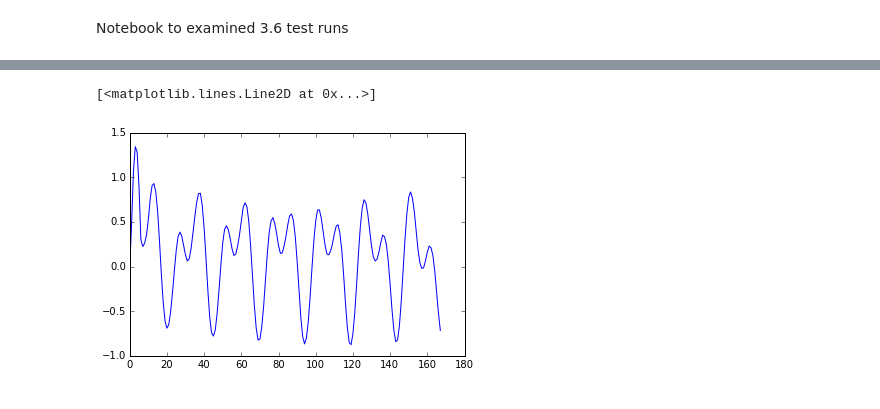
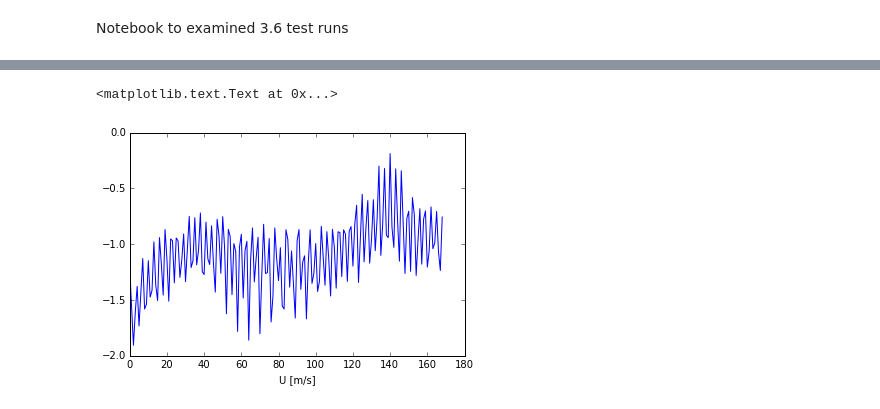
Before and after one commit to SalishSeaCast/2d-domain, a Jupyter notebook: analysis/3.6 Test.ipynb, the cells around one changed output, grey strips where cells are left out. Cells and saved outputs as stored; diff of their text form; code cells hidden in the pictures.

Commit message:
3.6 run with 8 tides

```diff
--- a/analysis/3.6 Test.ipynb
+++ b/analysis/3.6 Test.ipynb
@@ -8,18 +10,25 @@ import matplotlib.pyplot as plt
 
 %matplotlib inline
 # %%
-d = nc.Dataset('/data/nsoontie/MEOPAR/SalishSea/results/2Ddomain/3.6-test/SalishSea_1h_20020915_20020921_grid_T.nc')
-sal = d.variables['vosaline'][:]
+dT = nc.Dataset('/data/nsoontie/MEOPAR/SalishSea/results/2Ddomain/3.6/more_tides/SalishSea_4h_20020915_20021013_grid_T.nc')
+sal = dT.variables['vosaline'][:]
 sal = np.ma.masked_values(sal,0)
-deps = d.variables['deptht'][:]
-temp = d.variables['votemper'][:]
+deps = dT.variables['deptht'][:]
+temp = dT.variables['votemper'][:]
 temp = np.ma.masked_values(temp,0)
-ssh = d.variables['sossheig'][:]
+ssh = dT.variables['sossheig'][:]
+n2 = dT.variables['buoy_n2'][:]
+times = dT.variables['time_counter'][:]
+time_origin = datetime.datetime.strptime(dT.variables['time_counter'].time_origin, '%Y-%m-%d %H:%M:%S')
 
-d = nc.Dataset('/data/nsoontie/MEOPAR/SalishSea/results/2Ddomain/3.6-test/SalishSea_1h_20020915_20020921_grid_U.nc')
-U = d.variables['vozocrtx'][:]
+dU = nc.Dataset('/data/nsoontie/MEOPAR/SalishSea/results/2Ddomain/3.6/more_tides/SalishSea_4h_20020915_20021013_grid_U.nc')
+U = dU.variables['vozocrtx'][:]
 U = np.ma.masked_values(U,0)
-depsU=d.variables['depthu'][:]
+depsU=dU.variables['depthu'][:]
 
-
-print d
+dW = nc.Dataset('/data/nsoontie/MEOPAR/SalishSea/results/2Ddomain/3.6/more_tides/SalishSea_4h_20020915_20021013_grid_W.nc')
+avt = dW.variables['vert_eddy_diff'][:]
+avt = np.ma.masked_values(avt,0)
+avm = dW.variables['vert_eddy_visc'][:]
+avm = np.ma.masked_values(avm,0)
+depsW=dW.variables['depthw'][:]
@@ -100,5 +139,6 @@ plt.colorbar()
 # %%
-plt.plot(ssh[:,y,10])
+plt.plot(U[:,0,y,10])
+plt.xlabel('U [m/s]')
 # %% [output]
-[<matplotlib.lines.Line2D at 0x...>]
+<matplotlib.text.Text at 0x...>
-[figure, old version]
+[figure, new version]
```
Also changed, not shown: parts of 40 cells of this notebook.
